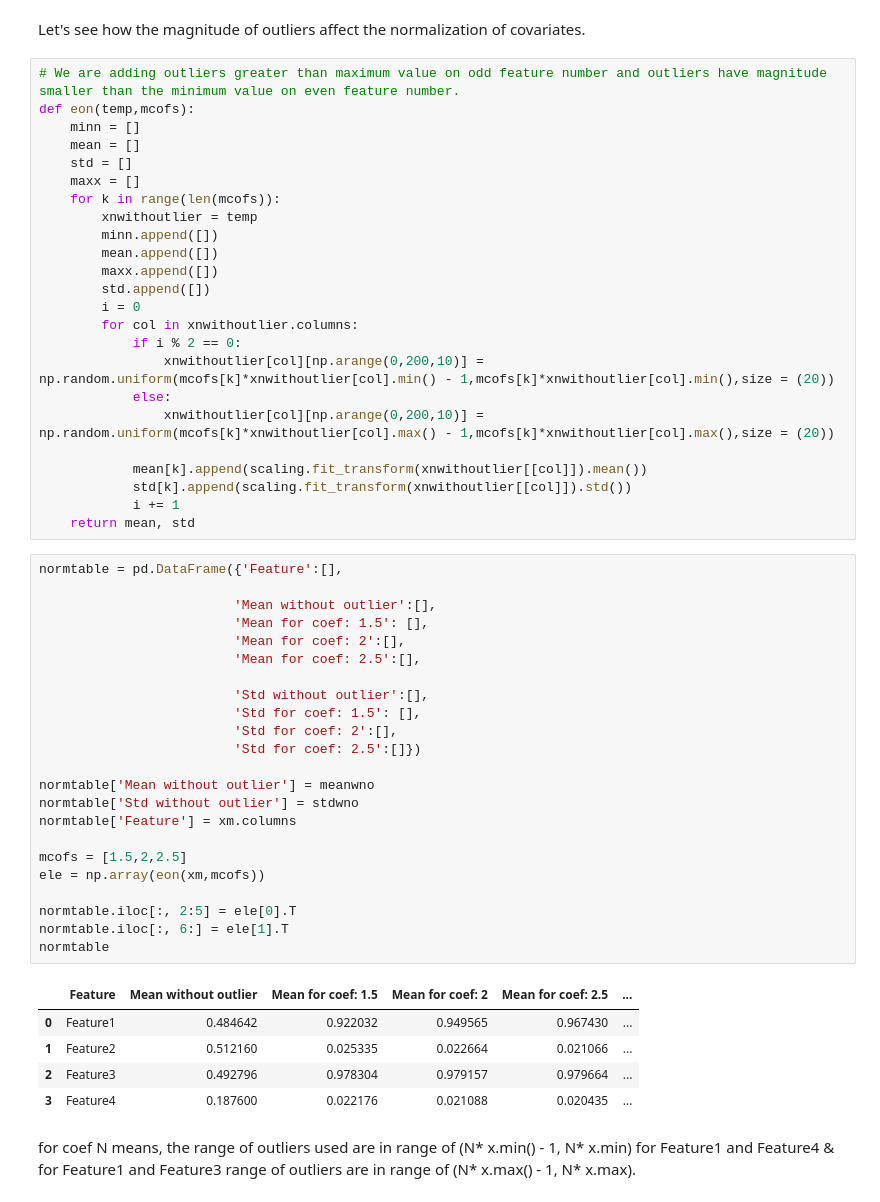
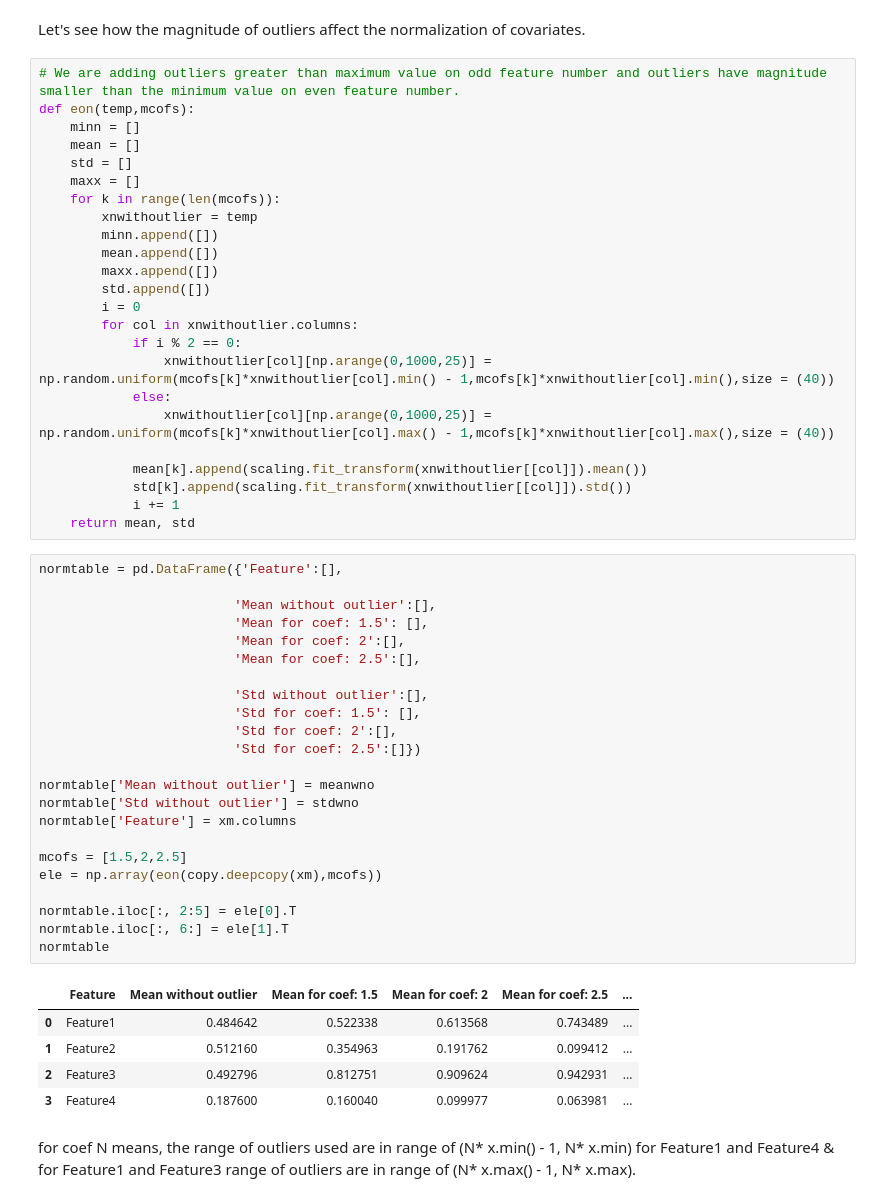
Before and after one commit to RachanaBhankur/IN3063-INM702-Mathematics-and-Programming-for-AI, a Jupyter notebook: Task 2 - Linear Regression - Outliers.ipynb, the cells around one changed output. Cells and saved outputs as stored; diff of their text form.

```diff
--- a/Task 2 - Linear Regression - Outliers.ipynb
+++ b/Task 2 - Linear Regression - Outliers.ipynb
@@ -468,9 +468,9 @@ def eon(temp,mcofs):
         i = 0
         for col in xnwithoutlier.columns:
             if i % 2 == 0:
-                xnwithoutlier[col][np.arange(0,200,10)] = np.random.uniform(mcofs[k]*xnwithoutlier[col].min() - 1,mcofs[k]*xnwithoutlier[col].min(),size = (20))
+                xnwithoutlier[col][np.arange(0,1000,25)] = np.random.uniform(mcofs[k]*xnwithoutlier[col].min() - 1,mcofs[k]*xnwithoutlier[col].min(),size = (40))
             else:
-                xnwithoutlier[col][np.arange(0,200,10)] = np.random.uniform(mcofs[k]*xnwithoutlier[col].max() - 1,mcofs[k]*xnwithoutlier[col].max(),size = (20))
+                xnwithoutlier[col][np.arange(0,1000,25)] = np.random.uniform(mcofs[k]*xnwithoutlier[col].max() - 1,mcofs[k]*xnwithoutlier[col].max(),size = (40))
 
             mean[k].append(scaling.fit_transform(xnwithoutlier[[col]]).mean())
             std[k].append(scaling.fit_transform(xnwithoutlier[[col]]).std())
@@ -479,31 +479,31 @@ def eon(temp,mcofs):
 # %%
 normtable = pd.DataFrame({'Feature':[],
 
                          'Mean without outlier':[],
                          'Mean for coef: 1.5': [],
                          'Mean for coef: 2':[],
                          'Mean for coef: 2.5':[],
 
                          'Std without outlier':[],
                          'Std for coef: 1.5': [],
                          'Std for coef: 2':[],
                          'Std for coef: 2.5':[]})
 
 normtable['Mean without outlier'] = meanwno
 normtable['Std without outlier'] = stdwno
 normtable['Feature'] = xm.columns
 
 mcofs = [1.5,2,2.5]
-ele = np.array(eon(xm,mcofs))
+ele = np.array(eon(copy.deepcopy(xm),mcofs))
 
 normtable.iloc[:, 2:5] = ele[0].T
 normtable.iloc[:, 6:] = ele[1].T
 normtable
 # %% [output]
 |  | Feature | Mean without outlier | Mean for coef: 1.5 | Mean for coef: 2 | Mean for coef: 2.5 | ... |
-| 0 | Feature1 | 0.484642 | 0.922032 | 0.949565 | 0.967430 | ... |
-| 1 | Feature2 | 0.512160 | 0.025335 | 0.022664 | 0.021066 | ... |
-| 2 | Feature3 | 0.492796 | 0.978304 | 0.979157 | 0.979664 | ... |
-| 3 | Feature4 | 0.187600 | 0.022176 | 0.021088 | 0.020435 | ... |
+| 0 | Feature1 | 0.484642 | 0.522338 | 0.613568 | 0.743489 | ... |
+| 1 | Feature2 | 0.512160 | 0.354963 | 0.191762 | 0.099412 | ... |
+| 2 | Feature3 | 0.492796 | 0.812751 | 0.909624 | 0.942931 | ... |
+| 3 | Feature4 | 0.187600 | 0.160040 | 0.099977 | 0.063981 | ... |
 # %% [markdown]
 for coef N means, the range of outliers used are in range of (N* x.min() - 1, N* x.min) for Feature1 and Feature4 & for Feature1 and Feature3 range of outliers are in range of (N* x.max() - 1, N* x.max).
```
Also changed, not shown: parts of 2 cells of this notebook.
